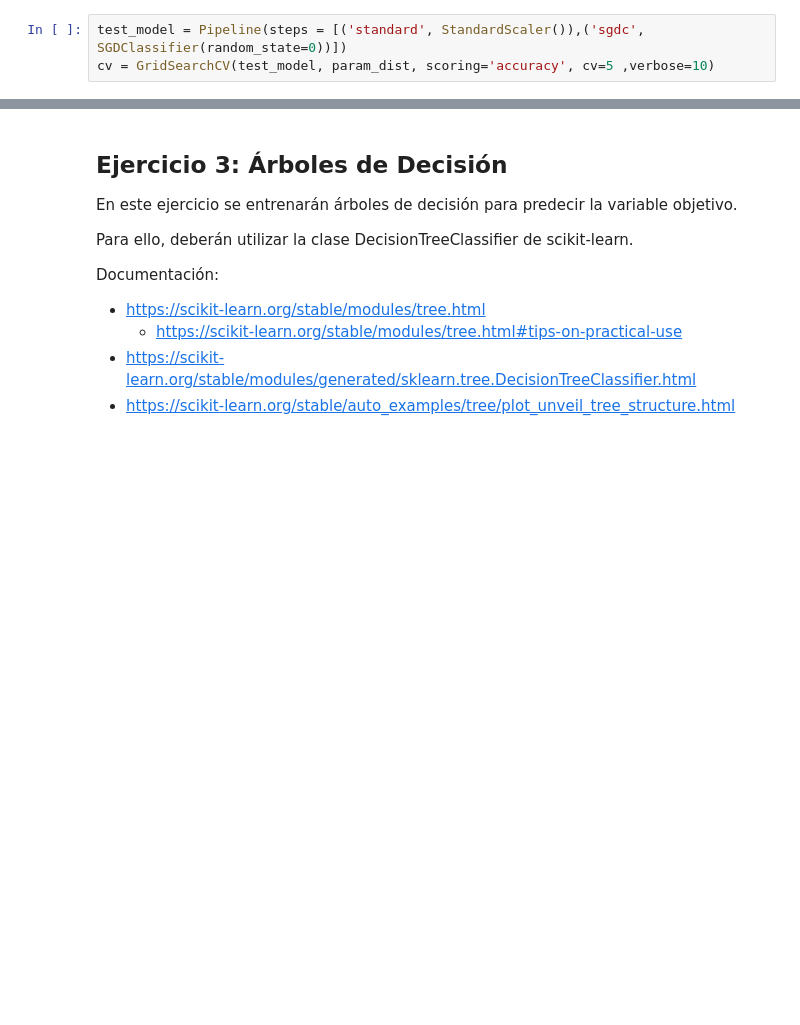
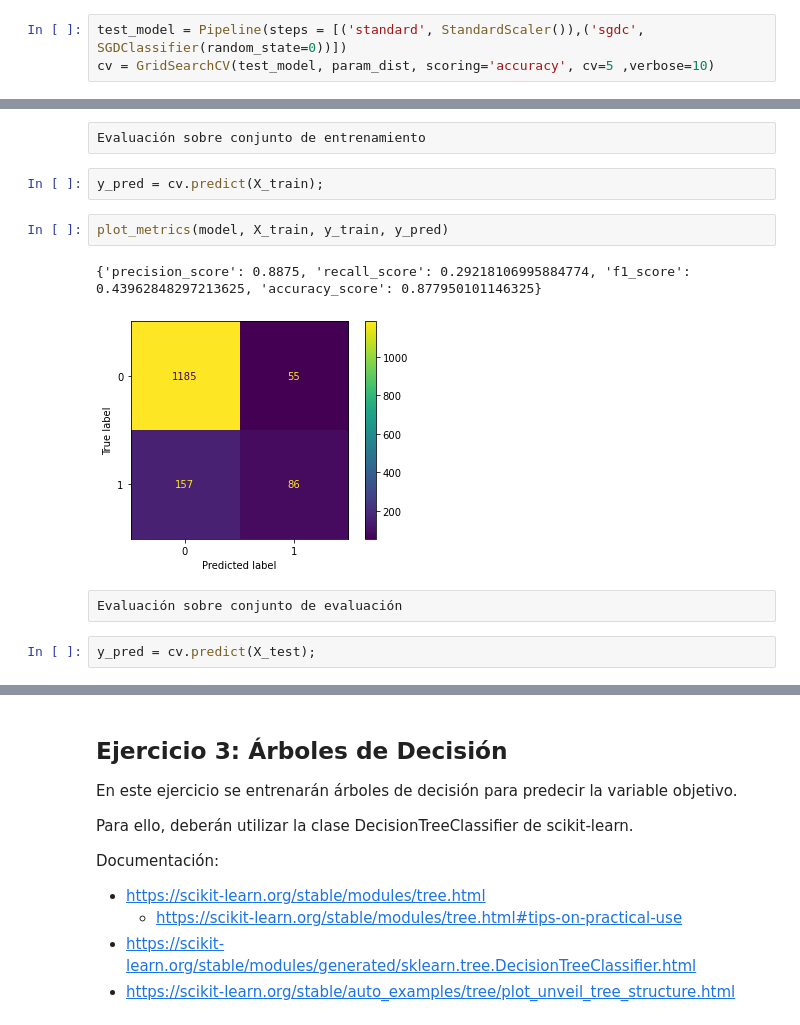
Before and after one commit to cgoviedo/Diplodatos, a Jupyter notebook: aprendizaje_automatico/Lab 2.ipynb, the cells around one changed output, grey strips where cells are left out. Drawn from its saved outputs; the diff is of its cells as text; blank space fills up the shorter version.

```diff
--- a/aprendizaje_automatico/Lab 2.ipynb
+++ b/aprendizaje_automatico/Lab 2.ipynb
@@ -302,3 +288,16 @@ mean    std     rank
 {'sgdc__alpha': 0.0001, 'sgdc__loss': 'perceptron', 'sgdc__penalty': 'l2'}
 {'sgdc__alpha': 0.0001, 'sgdc__loss': 'perceptron', 'sgdc__penalty': 'l1'}
 {'sgdc__alpha': 0.0001, 'sgdc__loss': 'perceptron', 'sgdc__penalty': 'elasticnet'}
+# %% [raw]
+Evaluación sobre conjunto de entrenamiento
+# %%
+y_pred = cv.predict(X_train);
+# %%
+plot_metrics(model, X_train, y_train, y_pred)
+# %% [output]
+{'precision_score': 0.8875, 'recall_score': 0.29218106995884774, 'f1_score': 0.43962848297213625, 'accuracy_score': 0.877950101146325}
+[figure, added]
+# %% [raw]
+Evaluación sobre conjunto de evaluación
+# %%
+y_pred = cv.predict(X_test);
```
Also changed, not shown: parts of 42 cells of this notebook, 1 other file.
